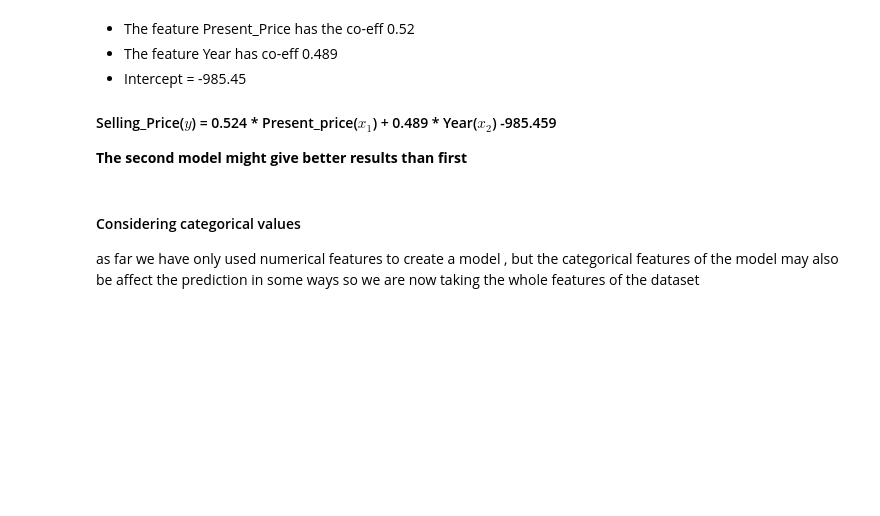
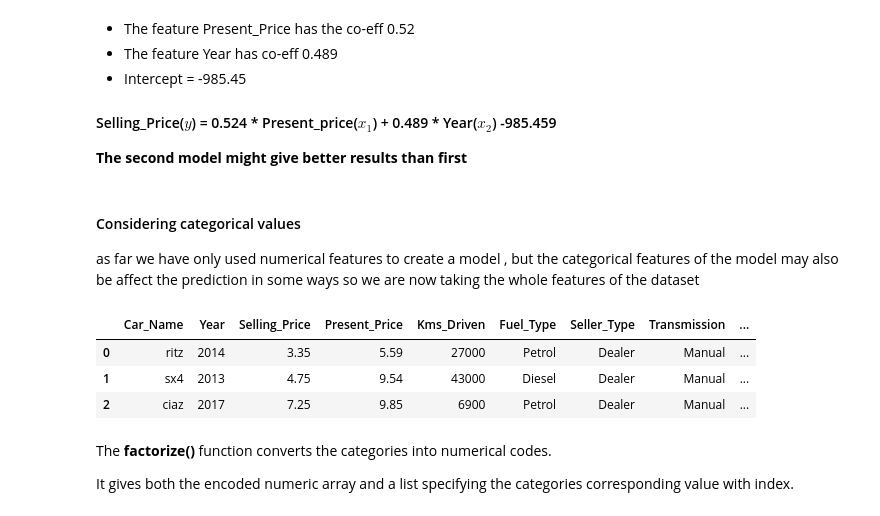
Before and after one commit to Pavithra-Kirubakaran/DS_Journey, a Jupyter notebook: Regression.ipynb, the cells around one changed output. Saved outputs shown, nothing was run; the diff lists cells and outputs as text; code cells hidden in the pictures; blank space fills up the shorter version.

```diff
--- a/Regression.ipynb
+++ b/Regression.ipynb
@@ -160,3 +160,10 @@ intercept : [-985.45941691]
 #### Considering categorical values
 as far we have only used numerical features to create a model , but the categorical features of the model may also be affect the prediction in some ways
 so we are now taking the whole features of the dataset
+# %%
+df.head(3)
+# %% [output]
+|  | Car_Name | Year | Selling_Price | Present_Price | Kms_Driven | Fuel_Type | Seller_Type | Transmission | ... |
+| 0 | ritz | 2014 | 3.35 | 5.59 | 27000 | Petrol | Dealer | Manual | ... |
+| 1 | sx4 | 2013 | 4.75 | 9.54 | 43000 | Diesel | Dealer | Manual | ... |
+| 2 | ciaz | 2017 | 7.25 | 9.85 | 6900 | Petrol | Dealer | Manual | ... |
@@ -162,0 +175,4 @@ so we are now taking the whole features of the dataset
+# %% [markdown]
+The **factorize()** function converts the categories into numerical codes.
+
+It gives both the encoded numeric array and a list specifying the categories corresponding value with index.
```
Also changed, not shown: parts of 11 cells of this notebook.
